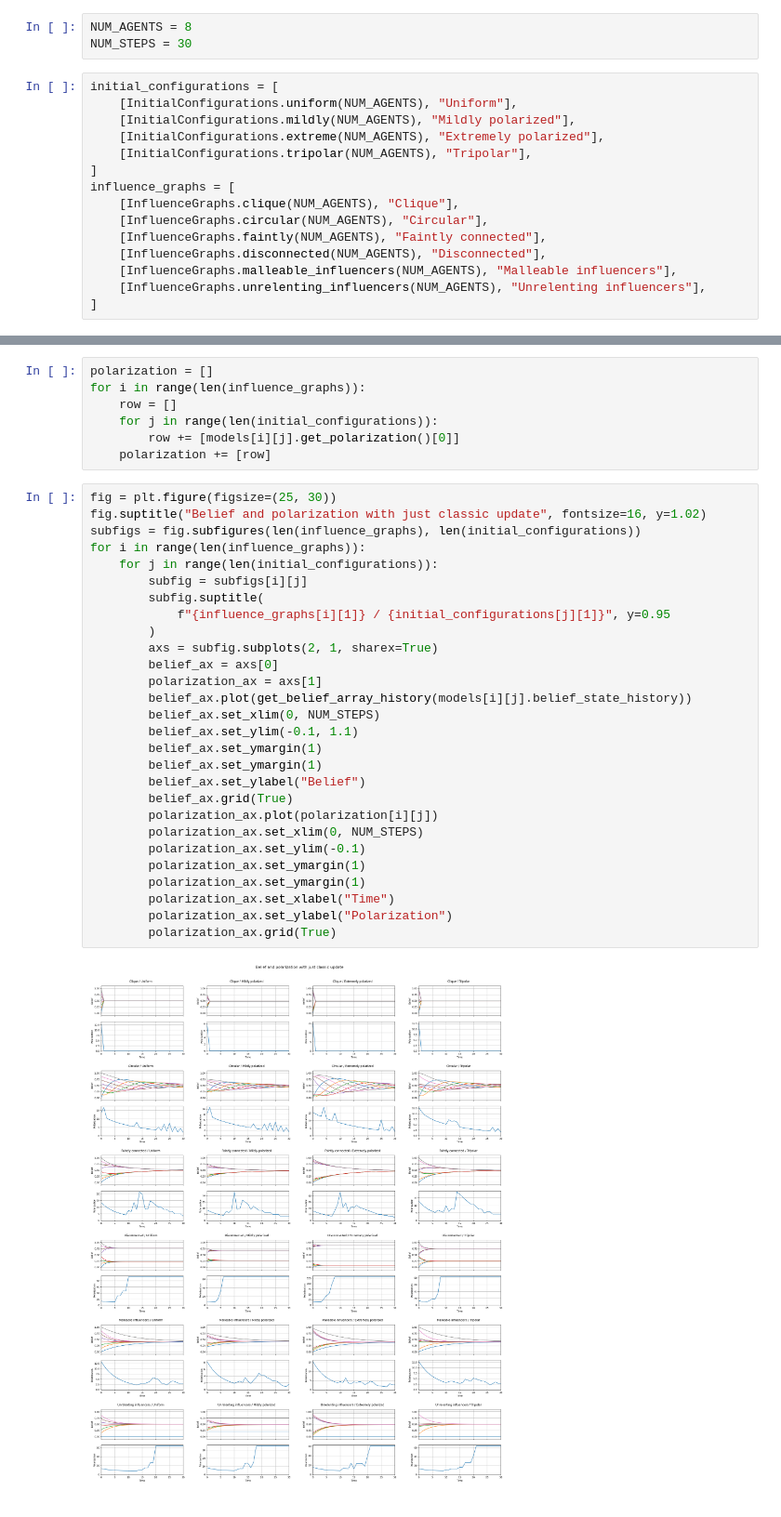
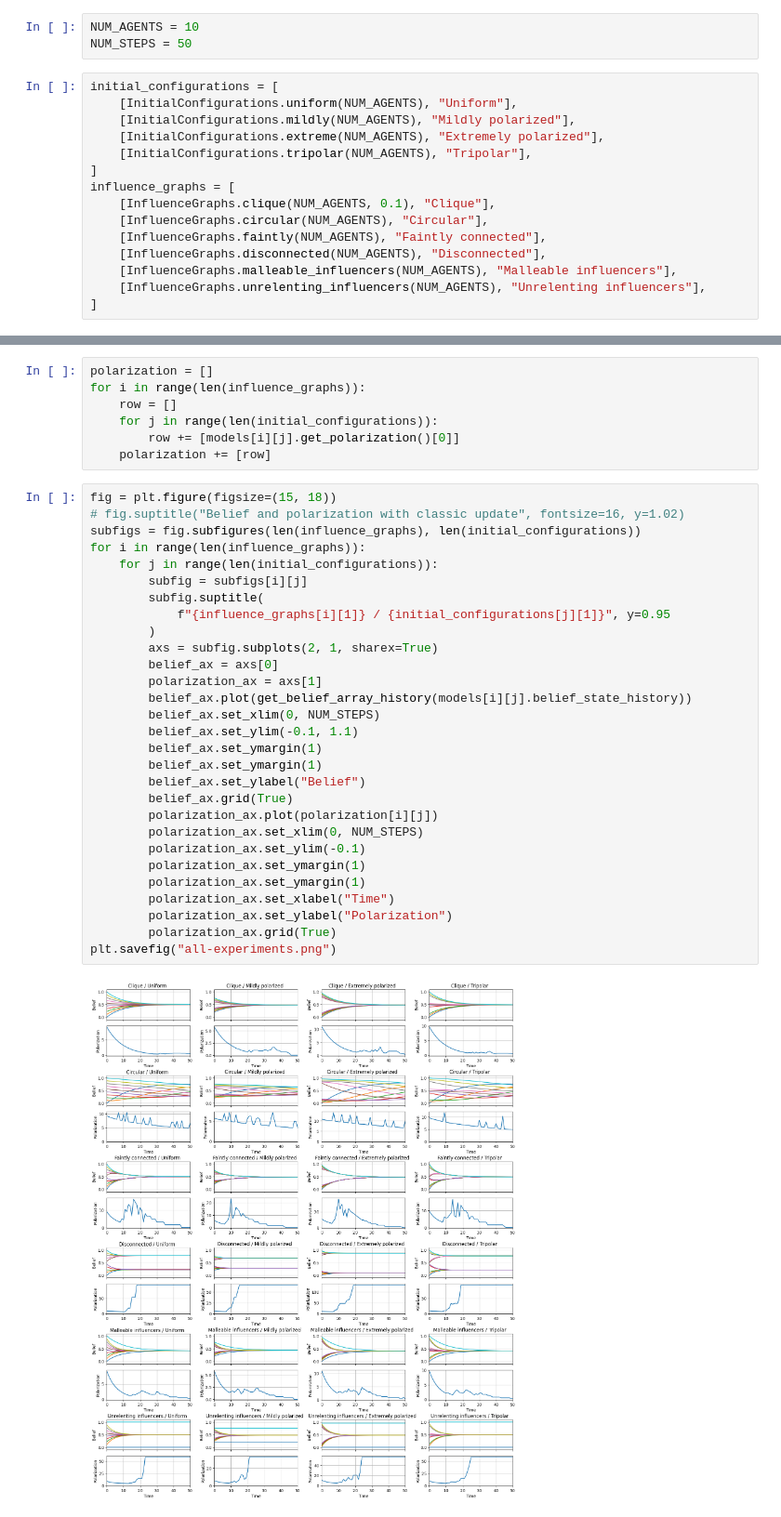
Before and after one commit to josecoliveira/akvmodel-dynamicinfluence, a Jupyter notebook: just-classic-update.ipynb, the cells around one changed output, grey strips where cells are left out. Shown at 93% size. Saved outputs shown, nothing was run; the diff lists cells and outputs as text.

```diff
--- a/just-classic-update.ipynb
+++ b/just-classic-update.ipynb
@@ -10,8 +10,8 @@ from utils import *
 The autoreload extension is already loaded. To reload it, use:
   %reload_ext autoreload
 # %%
-NUM_AGENTS = 8
-NUM_STEPS = 30
+NUM_AGENTS = 10
+NUM_STEPS = 50
 # %%
 initial_configurations = [
     [InitialConfigurations.uniform(NUM_AGENTS), "Uniform"],
@@ -20,7 +20,7 @@ initial_configurations = [
     [InitialConfigurations.tripolar(NUM_AGENTS), "Tripolar"],
 ]
 influence_graphs = [
-    [InfluenceGraphs.clique(NUM_AGENTS), "Clique"],
+    [InfluenceGraphs.clique(NUM_AGENTS, 0.1), "Clique"],
     [InfluenceGraphs.circular(NUM_AGENTS), "Circular"],
     [InfluenceGraphs.faintly(NUM_AGENTS), "Faintly connected"],
     [InfluenceGraphs.disconnected(NUM_AGENTS), "Disconnected"],
@@ -51,32 +51,33 @@ for i in range(len(influence_graphs)):
         row += [models[i][j].get_polarization()[0]]
     polarization += [row]
 # %%
-fig = plt.figure(figsize=(25, 30))
-fig.suptitle("Belief and polarization with just classic update", fontsize=16, y=1.02)
+fig = plt.figure(figsize=(15, 18))
+# fig.suptitle("Belief and polarization with classic update", fontsize=16, y=1.02)
 subfigs = fig.subfigures(len(influence_graphs), len(initial_configurations))
 for i in range(len(influence_graphs)):
     for j in range(len(initial_configurations)):
         subfig = subfigs[i][j]
         subfig.suptitle(
             f"{influence_graphs[i][1]} / {initial_configurations[j][1]}", y=0.95
         )
         axs = subfig.subplots(2, 1, sharex=True)
         belief_ax = axs[0]
         polarization_ax = axs[1]
         belief_ax.plot(get_belief_array_history(models[i][j].belief_state_history))
         belief_ax.set_xlim(0, NUM_STEPS)
         belief_ax.set_ylim(-0.1, 1.1)
         belief_ax.set_ymargin(1)
         belief_ax.set_ymargin(1)
         belief_ax.set_ylabel("Belief")
         belief_ax.grid(True)
         polarization_ax.plot(polarization[i][j])
         polarization_ax.set_xlim(0, NUM_STEPS)
         polarization_ax.set_ylim(-0.1)
         polarization_ax.set_ymargin(1)
         polarization_ax.set_ymargin(1)
         polarization_ax.set_xlabel("Time")
         polarization_ax.set_ylabel("Polarization")
         polarization_ax.grid(True)
+plt.savefig("all-experiments.png")
 # %% [output]
-[figure, old version]
+[figure, new version]
```
Also changed, not shown: 7 other files.
